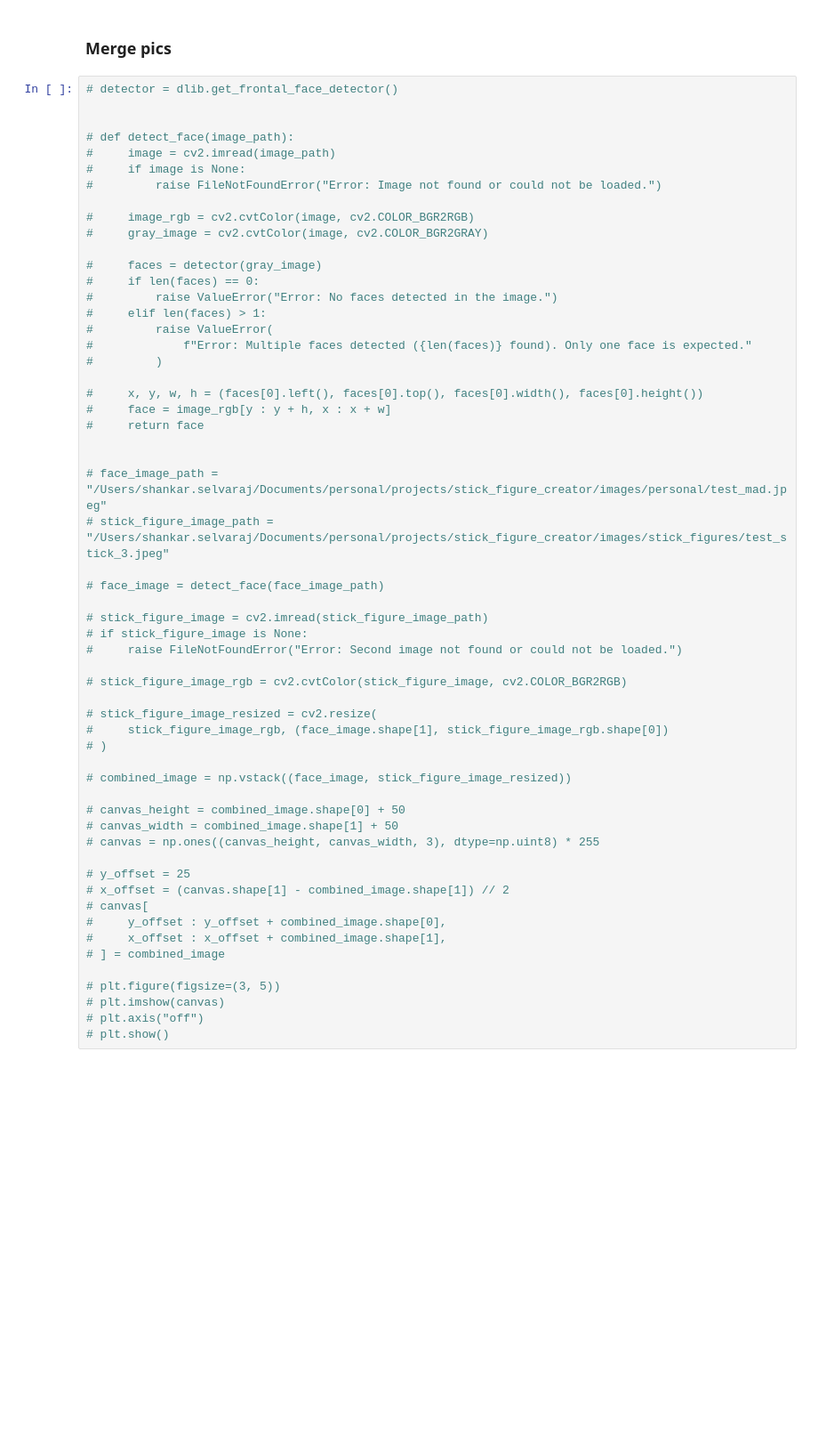
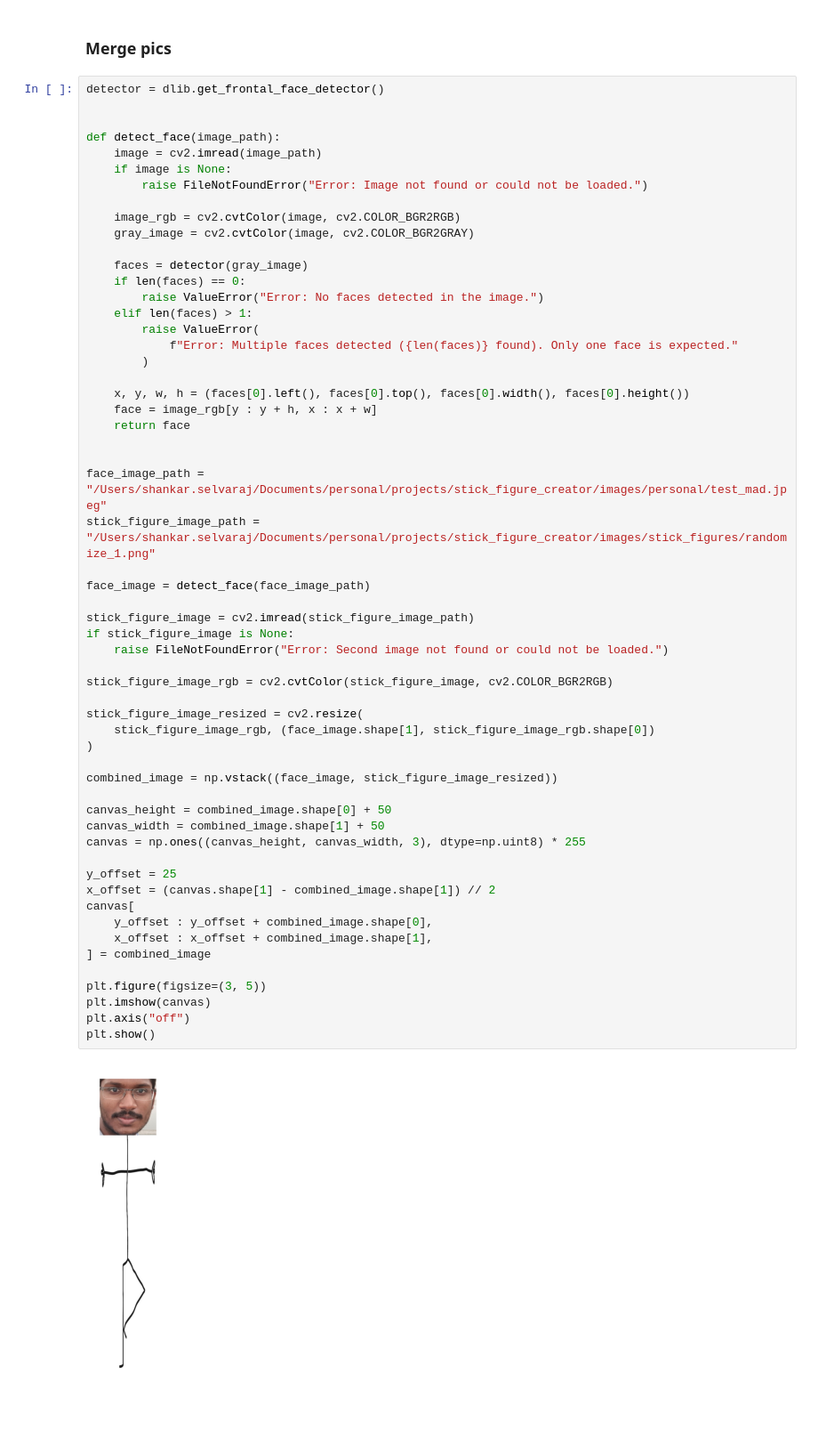
Before and after one commit to shankar24ds/stick_figure_creator, a Jupyter notebook: notebooks/face_extraction.ipynb, the cells around one changed output. Shown: that part at 89% size. Drawn from its saved outputs; the diff is of its cells as text; blank space fills up the shorter version.

```diff
--- a/notebooks/face_extraction.ipynb
+++ b/notebooks/face_extraction.ipynb
@@ -39,59 +41,61 @@
 # %% [markdown]
 ### Merge pics
 # %%
-# detector = dlib.get_frontal_face_detector()
+detector = dlib.get_frontal_face_detector()
 
 
-# def detect_face(image_path):
-#     image = cv2.imread(image_path)
-#     if image is None:
-#         raise FileNotFoundError("Error: Image not found or could not be loaded.")
+def detect_face(image_path):
+    image = cv2.imread(image_path)
+    if image is None:
+        raise FileNotFoundError("Error: Image not found or could not be loaded.")
 
-#     image_rgb = cv2.cvtColor(image, cv2.COLOR_BGR2RGB)
-#     gray_image = cv2.cvtColor(image, cv2.COLOR_BGR2GRAY)
+    image_rgb = cv2.cvtColor(image, cv2.COLOR_BGR2RGB)
+    gray_image = cv2.cvtColor(image, cv2.COLOR_BGR2GRAY)
 
-#     faces = detector(gray_image)
-#     if len(faces) == 0:
-#         raise ValueError("Error: No faces detected in the image.")
-#     elif len(faces) > 1:
-#         raise ValueError(
-#             f"Error: Multiple faces detected ({len(faces)} found). Only one face is expected."
-#         )
+    faces = detector(gray_image)
+    if len(faces) == 0:
+        raise ValueError("Error: No faces detected in the image.")
+    elif len(faces) > 1:
+        raise ValueError(
+            f"Error: Multiple faces detected ({len(faces)} found). Only one face is expected."
+        )
 
-#     x, y, w, h = (faces[0].left(), faces[0].top(), faces[0].width(), faces[0].height())
-#     face = image_rgb[y : y + h, x : x + w]
-#     return face
+    x, y, w, h = (faces[0].left(), faces[0].top(), faces[0].width(), faces[0].height())
+    face = image_rgb[y : y + h, x : x + w]
+    return face
 
 
-# face_image_path = "/Users/shankar.selvaraj/Documents/personal/projects/stick_figure_creator/images/personal/test_mad.jpeg"
-# stick_figure_image_path = "/Users/shankar.selvaraj/Documents/personal/projects/stick_figure_creator/images/stick_figures/test_stick_3.jpeg"
+face_image_path = "/Users/shankar.selvaraj/Documents/personal/projects/stick_figure_creator/images/personal/test_mad.jpeg"
+stick_figure_image_path = "/Users/shankar.selvaraj/Documents/personal/projects/stick_figure_creator/images/stick_figures/randomize_1.png"
 
-# face_image = detect_face(face_image_path)
+face_image = detect_face(face_image_path)
 
-# stick_figure_image = cv2.imread(stick_figure_image_path)
-# if stick_figure_image is None:
-#     raise FileNotFoundError("Error: Second image not found or could not be loaded.")
+stick_figure_image = cv2.imread(stick_figure_image_path)
+if stick_figure_image is None:
+    raise FileNotFoundError("Error: Second image not found or could not be loaded.")
 
-# stick_figure_image_rgb = cv2.cvtColor(stick_figure_image, cv2.COLOR_BGR2RGB)
+stick_figure_image_rgb = cv2.cvtColor(stick_figure_image, cv2.COLOR_BGR2RGB)
 
-# stick_figure_image_resized = cv2.resize(
-#     stick_figure_image_rgb, (face_image.shape[1], stick_figure_image_rgb.shape[0])
-# )
+stick_figure_image_resized = cv2.resize(
+    stick_figure_image_rgb, (face_image.shape[1], stick_figure_image_rgb.shape[0])
+)
 
-# combined_image = np.vstack((face_image, stick_figure_image_resized))
+combined_image = np.vstack((face_image, stick_figure_image_resized))
 
-# canvas_height = combined_image.shape[0] + 50
-# canvas_width = combined_image.shape[1] + 50
-# canvas = np.ones((canvas_height, canvas_width, 3), dtype=np.uint8) * 255
+canvas_height = combined_image.shape[0] + 50
+canvas_width = combined_image.shape[1] + 50
+canvas = np.ones((canvas_height, canvas_width, 3), dtype=np.uint8) * 255
 
-# y_offset = 25
-# x_offset = (canvas.shape[1] - combined_image.shape[1]) // 2
-# canvas[
-#     y_offset : y_offset + combined_image.shape[0],
-#     x_offset : x_offset + combined_image.shape[1],
-# ] = combined_image
+y_offset = 25
+x_offset = (canvas.shape[1] - combined_image.shape[1]) // 2
+canvas[
+    y_offset : y_offset + combined_image.shape[0],
+    x_offset : x_offset + combined_image.shape[1],
+] = combined_image
 
-# plt.figure(figsize=(3, 5))
-# plt.imshow(canvas)
-# plt.axis("off")
-# plt.show()
+plt.figure(figsize=(3, 5))
+plt.imshow(canvas)
+plt.axis("off")
+plt.show()
+# %% [output]
+[figure, added]
```
Also changed, not shown: parts of 2 cells of this notebook, 2 other files.
